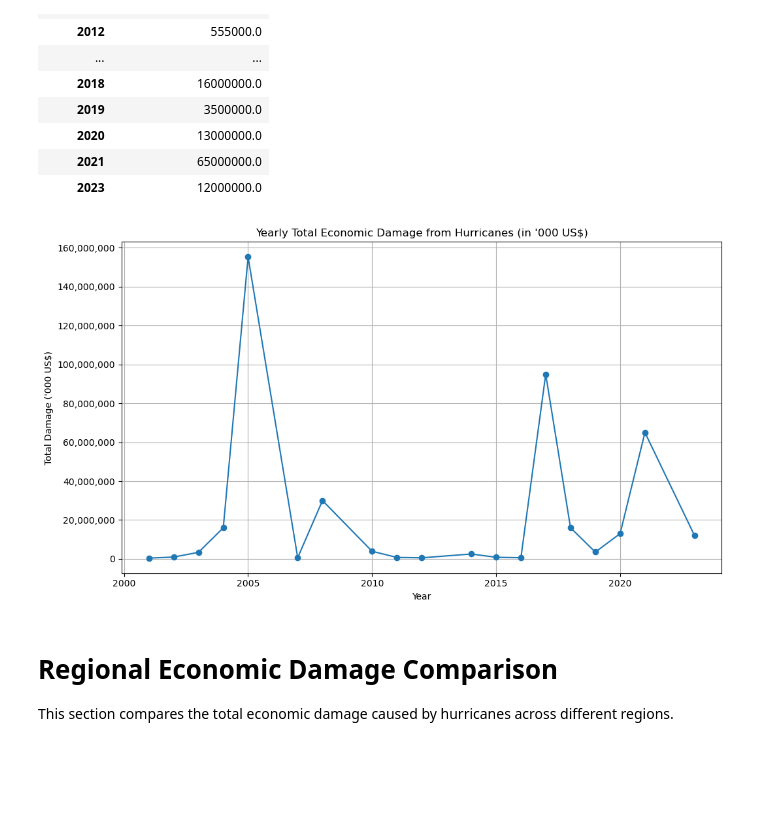
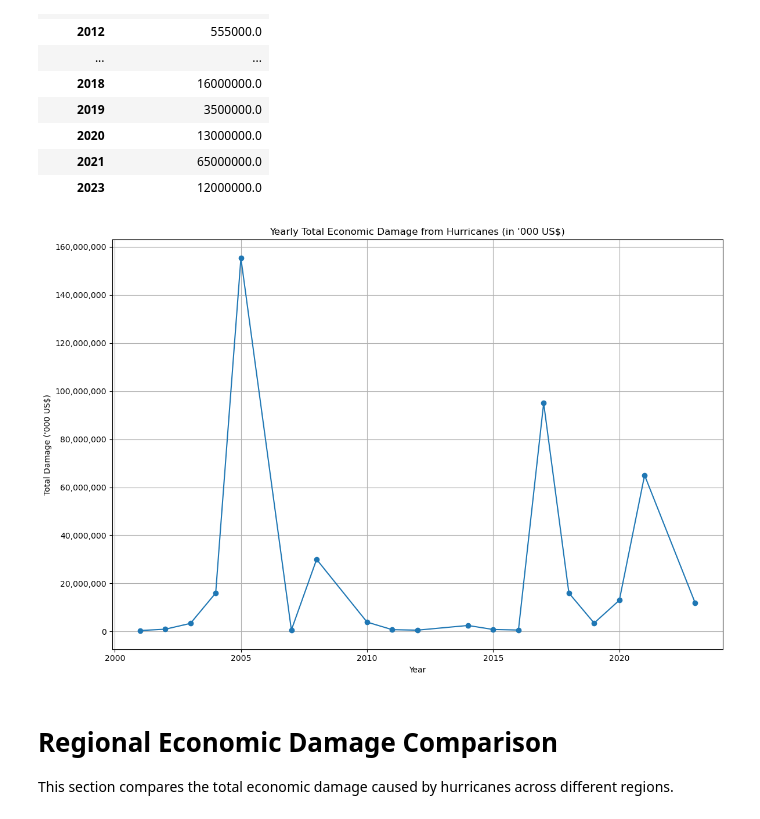
Before and after one commit to endoplasmicosmic/Hurricanes-Economic-Social-Impact, a Jupyter notebook: Hurricane_Ecomonic_Impact_Analysis.ipynb, the cells around one changed output. Drawn from its saved outputs; the diff is of its cells as text; code cells hidden in the pictures; blank space fills up the shorter version.

```diff
--- a/Hurricane_Ecomonic_Impact_Analysis.ipynb
+++ b/Hurricane_Ecomonic_Impact_Analysis.ipynb
@@ -56,19 +56,19 @@ yearly_total_damage
 | 2023 | 12000000.0 |
 # %%
 # Plot the yearly total economic damage
-plt.figure(figsize=(10, 6))  # Set the figure size for better readability
+plt.figure(figsize=(12, 8))
 ax = plt.plot(yearly_total_damage.index, yearly_total_damage['Total Damage (\'000 US$)'], marker='o')
 plt.title('Yearly Total Economic Damage from Hurricanes (in \'000 US$)')
 plt.xlabel('Year')
 plt.ylabel('Total Damage (\'000 US$)')
 plt.grid(True)
+ax = plt.gca()
+ax.yaxis.set_major_formatter(FuncFormatter(lambda x, pos: f'{int(x):,}'))
 plt.tight_layout()
-ax = plt.gca()  # Get the current axes
-ax.yaxis.set_major_formatter(FuncFormatter(lambda x, pos: f'{int(x):,}'))
-#plt.savefig('Images/Yearly_Total_Economic_Damage.png')
+plt.savefig('Images/Yearly_Total_Economic_Damage.png')
 plt.show()  # Display the plot
 # %% [output]
-[figure, old version]
+[figure, new version]
 # %% [markdown]
 # Regional Economic Damage Comparison
 
```
Also changed, not shown: 1 other file.
